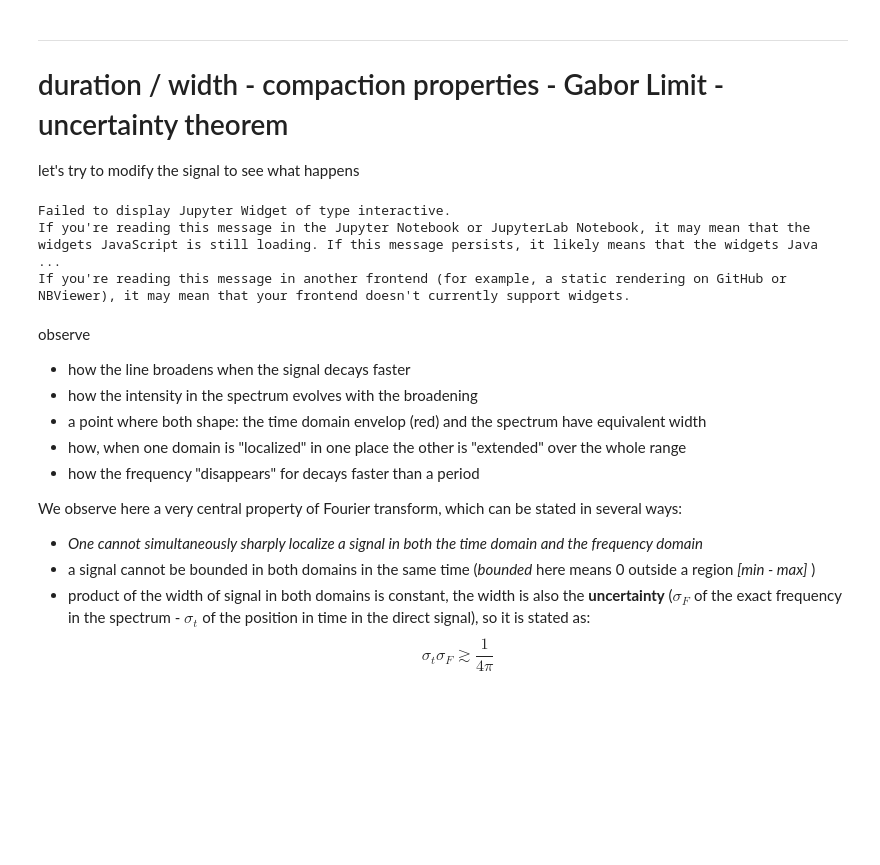
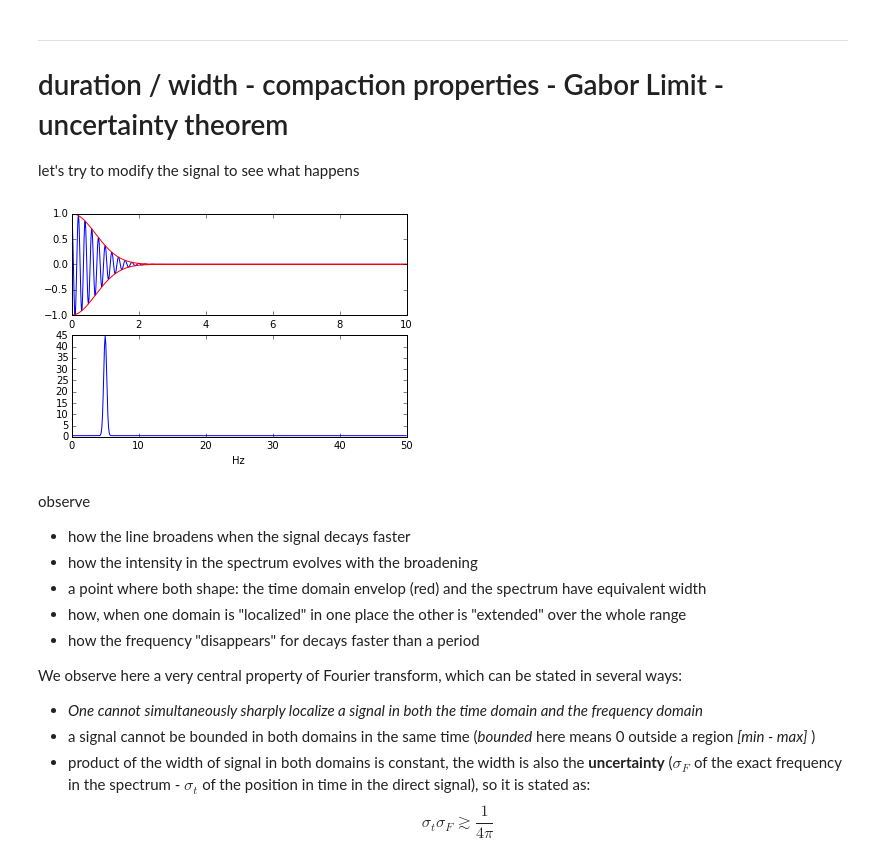
Before and after one commit to delsuc/Fourier_Transform, a Jupyter notebook: Basic_FT.ipynb, the cells around one changed output. Saved outputs shown, nothing was run; the diff lists cells and outputs as text; code cells hidden in the pictures; blank space fills up the shorter version.

```diff
--- a/Basic_FT.ipynb
+++ b/Basic_FT.ipynb
@@ -170,26 +171,28 @@ let's try to modify the signal to see what happens
 # %%
 def ftb(br = 1.0):
     "function showing the effect of broadening"
     freq = 5.0      # a fixed frequency
     y = np.cos(2*np.pi*freq*x)
     gauss = np.exp(-(br*x)**2)   # this is the decay with a gaussian shape
     yg = y*gauss
     YY = fft.rfft(yg)
     f, (ax1,ax2) = plt.subplots(nrows=2)
     ax1.plot(x, yg)
     ax1.plot(x, gauss, 'r')     # draw the enveloppe
     ax1.plot(x, -gauss, 'r')     # draw the enveloppe
     ax1.set_xlabel('sec')
     deltat = x[1]               # as x[0] is 0, x[1] = \Delta t
     faxis = np.linspace(0,1/(2*deltat), len(YY))
     ax2.plot(faxis, YY.real)
     ax2.set_xlabel('Hz')
 # we used a detailed widget here, to have a better control
-interactive( ftb, br=widgets.FloatSlider(min=0,max=20,value=.5,step=0.01,layout=Layout(width='70%')))
+try:
+    w=interactive( ftb, br=widgets.FloatSlider(min=0,max=20,value=.5,step=0.01,layout=Layout(width='70%')))
+except:
+    w=interactive( ftb, br=(0.0, 20.0, 0.5))
+w
 # %% [output]
-Failed to display Jupyter Widget of type interactive.
-If you're reading this message in the Jupyter Notebook or JupyterLab Notebook, it may mean that the widgets JavaScript is still loading. If this message persists, it likely means that the widgets Java ...
-If you're reading this message in another frontend (for example, a static rendering on GitHub or NBViewer), it may mean that your frontend doesn't currently support widgets.
+[figure, added]
 # %% [markdown]
 observe
 - how the line broadens when the signal decays faster
```
Also changed, not shown: parts of 23 cells of this notebook, 10 other files.
